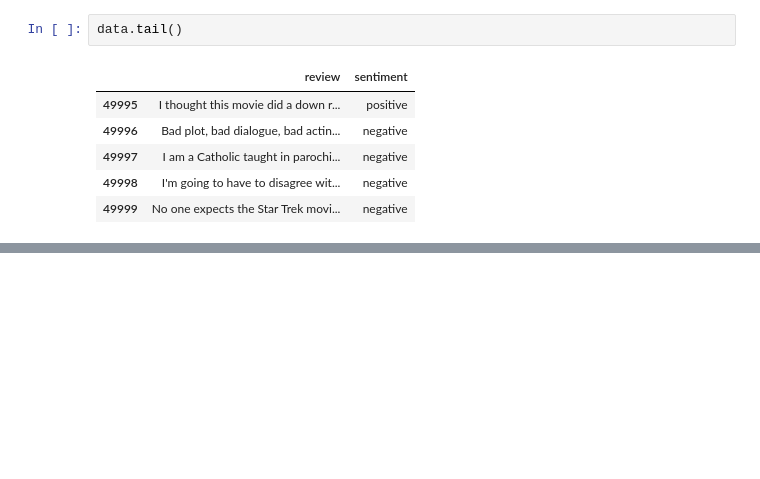
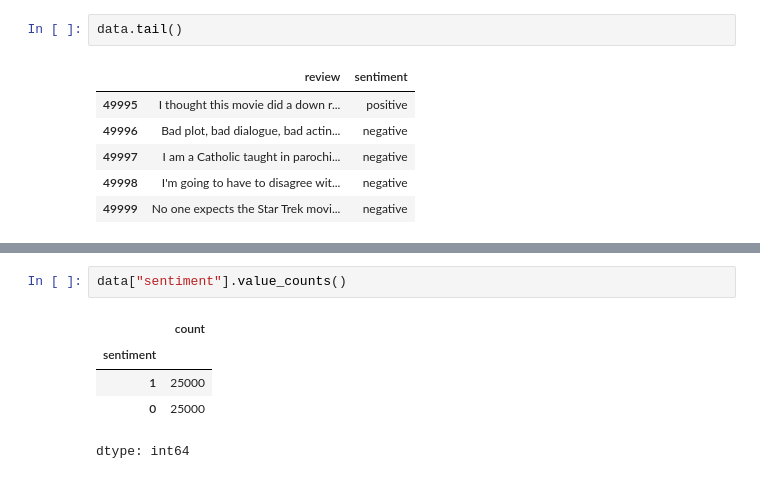
Before and after one commit to Kaarti22/IMDB-Reviews-Sentiment-Analysis, a Jupyter notebook: IMDB_Reviews_Sentiment_Analysis.ipynb, the cells around one changed output, grey strips where cells are left out. Saved outputs shown, nothing was run; the diff lists cells and outputs as text; blank space fills up the shorter version.

```diff
--- a/IMDB_Reviews_Sentiment_Analysis.ipynb
+++ b/IMDB_Reviews_Sentiment_Analysis.ipynb
@@ -68,0 +88,8 @@ data.tail()
+# %%
+data["sentiment"].value_counts()
+# %% [output]
+|  | count |
+| sentiment |  |
+| 1 | 25000 |
+| 0 | 25000 |
+dtype: int64
```
Also changed, not shown: parts of 3 cells of this notebook.
